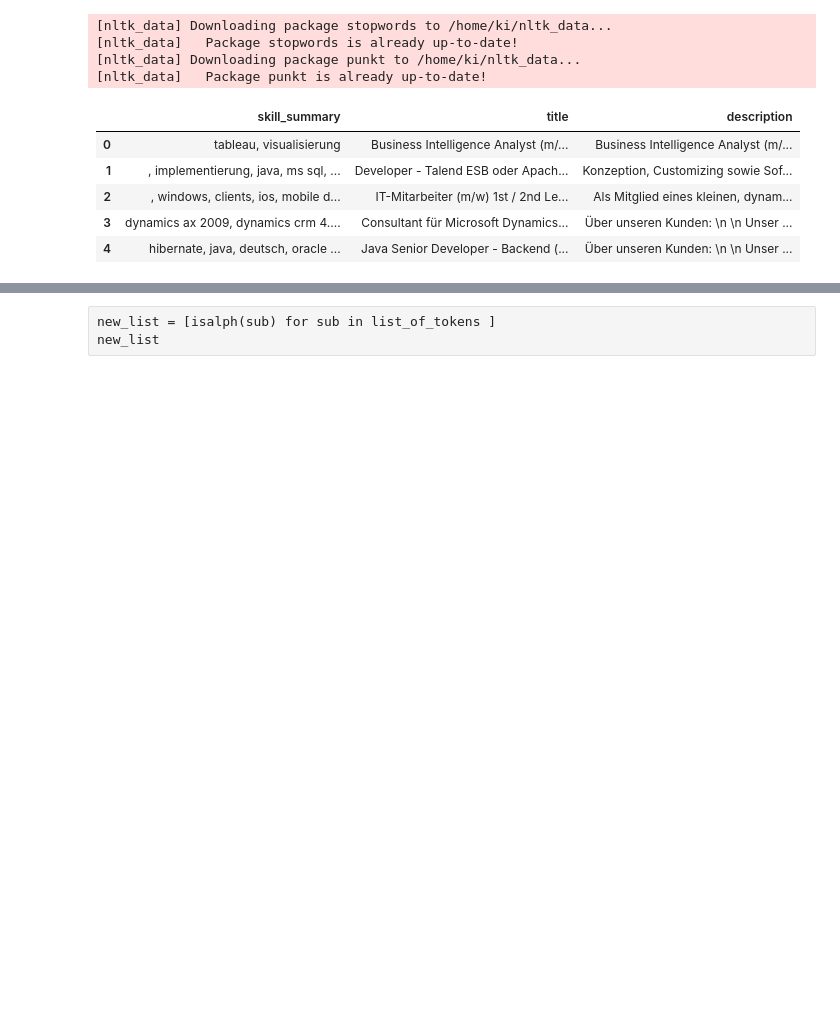
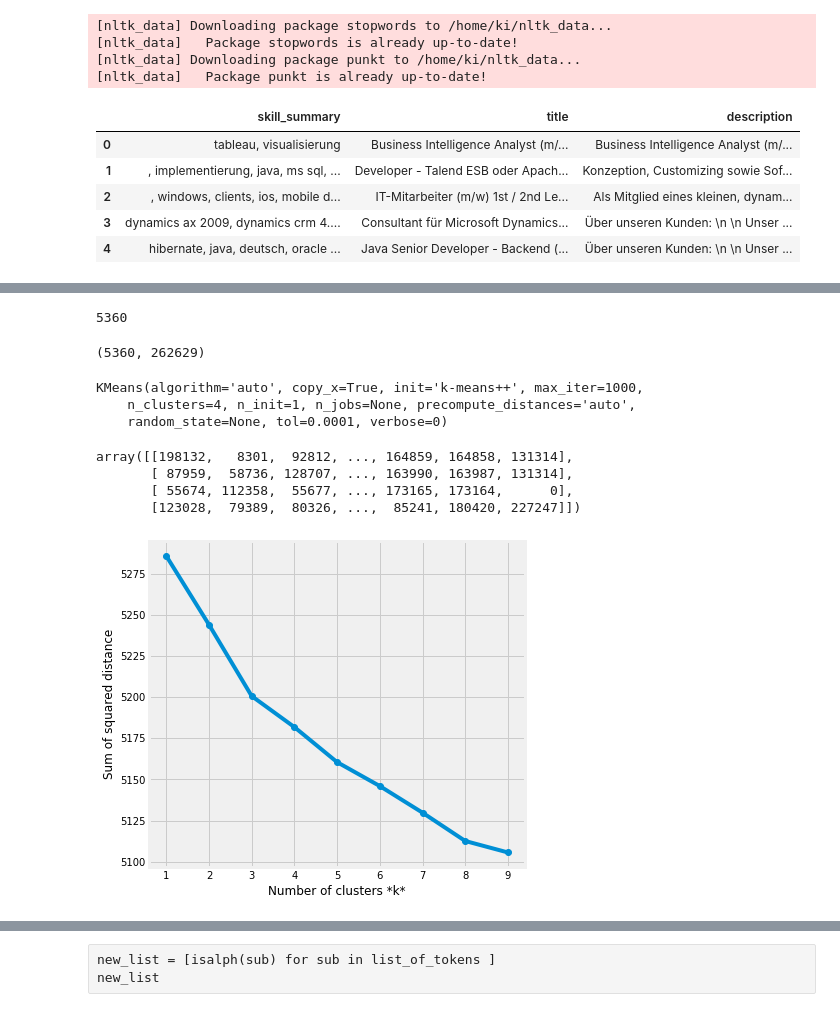
Before and after one commit to sirkells/analytics-models, a Jupyter notebook: ML/models/multivariate_clusters.ipynb, the cells around one changed output, grey strips where cells are left out. Drawn from its saved outputs; the diff is of its cells as text; code cells hidden in the pictures; blank space fills up the shorter version.

Commit message:
refactored model and found metrics for optimal number of cluster

```diff
--- a/ML/models/multivariate_clusters.ipynb
+++ b/ML/models/multivariate_clusters.ipynb
@@ -59,9 +45,8 @@ new_df.head()
 # %%
 # load nltk's German stopwords'
 with open('../stopwords-de.txt', 'r') as f:
-    stopwords = f.read().splitlines()
-print(len(stopwords))
+    stopwords_germ = f.read().splitlines()
+
 stopwords_eng = nltk.corpus.stopwords.words('english')
-stopwords.extend(stopwords_eng)
-stopwords.extend(['bewerben' 'direkt', 'melden', 'www', 'contactor'])
-print(len(stopwords))
+extra = ['bewerben', 'direkt', 'melden', 'www', 'contactor', 'erfahrung', 'kenntnisse']
+stopwords = stopwords_germ + stopwords_eng + extra
@@ -83,0 +65,53 @@ def lowercase(mylist):
+# %%
+def get_optimal_data(df):
+    #split features
+    col = [col for col in df.columns]
+    combined = df[col[0]] + ' '  + df[col[1]] + ' '  + df[col[2]]
+    combined_tolist = [item.split() for item in combined]
+    combined_cleaned = [clean_and_stem(word) for word in combined_tolist]
+    return combined_cleaned
+# %% [output]
+5360
+# %%
+vectorizer = CountVectorizer(stop_words=stopwords,ngram_range=(1, 1))
+tfidf = TfidfVectorizer(stop_words=stopwords,ngram_range=(1, 2))
+#X = vectorizer.fit_transform(chi)
+B = tfidf.fit_transform(combined_cleaned)
+B.shape
+# %% [output]
+(5360, 262629)
+# %%
+true_k = 4
+model = KMeans(n_clusters=true_k, init='k-means++', max_iter=1000, n_init=1)
+model.fit(B)
+# %% [output]
+KMeans(algorithm='auto', copy_x=True, init='k-means++', max_iter=1000,
+    n_clusters=4, n_init=1, n_jobs=None, precompute_distances='auto',
+    random_state=None, tol=0.0001, verbose=0)
+# %%
+order_centroids = model.cluster_centers_.argsort()[:, ::-1]
+terms = tfidf.get_feature_names()
+order_centroids
+#terms
+# %% [output]
+array([[198132,   8301,  92812, ..., 164859, 164858, 131314],
+       [ 87959,  58736, 128707, ..., 163990, 163987, 131314],
+       [ 55674, 112358,  55677, ..., 173165, 173164,      0],
+       [123028,  79389,  80326, ...,  85241, 180420, 227247]])
+# %%
+#Finding optimal number of clusters using Elbow
+sse = []
+list_k = list(range(1, 10))
+
+for k in list_k:
+    km = KMeans(n_clusters=k)
+    km.fit(B)
+    sse.append(km.inertia_)
+
+# Plot sse against k
+plt.figure(figsize=(6, 6))
+plt.plot(list_k, sse, '-o')
+plt.xlabel(r'Number of clusters *k*')
+plt.ylabel('Sum of squared distance');
+# %% [output]
+[figure, added]
```
Also changed, not shown: parts of 52 cells of this notebook, 1 other file.
